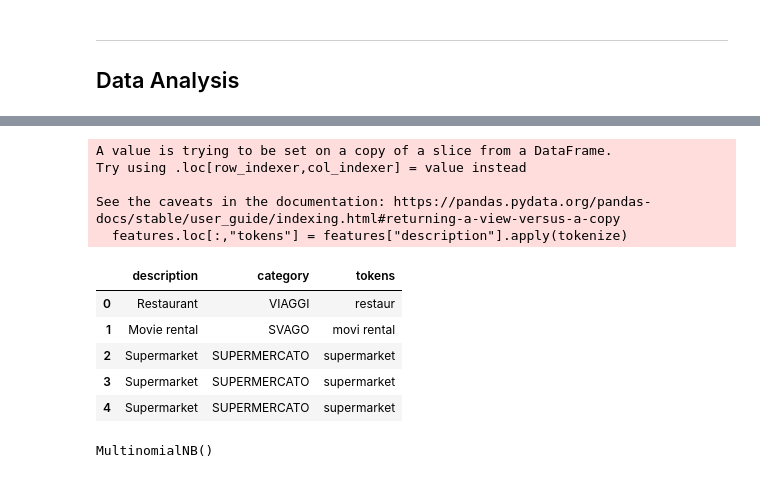
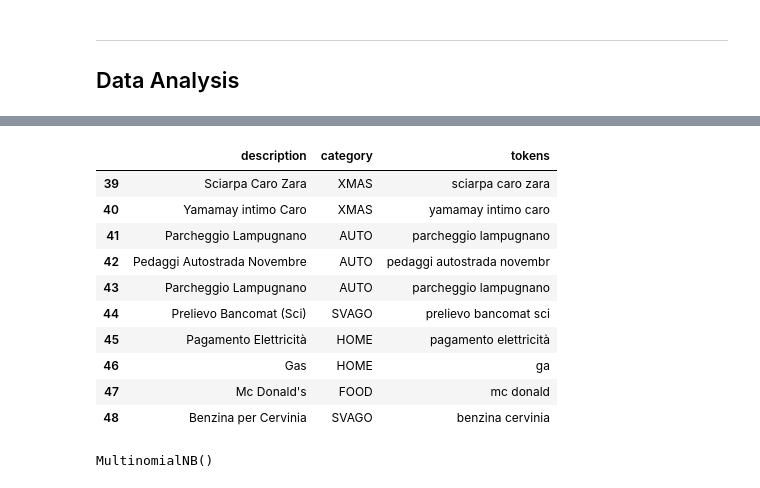
Before and after one commit to nicolasances/ml-notebooks, a Jupyter notebook: toto/toto-expenses-category-predict.ipynb, the cells around one changed output, grey strips where cells are left out. Drawn from its saved outputs; the diff is of its cells as text; code cells hidden in the pictures.

```diff
--- a/toto/toto-expenses-category-predict.ipynb
+++ b/toto/toto-expenses-category-predict.ipynb
@@ -107,19 +112,21 @@ def tokenize(desc):
 # %%
 # Create a new column "tokens" that contains the processed descriptions
 features.loc[:,"tokens"] = features["description"].apply(tokenize)
-features.head(5)
-# %% [output]
-A value is trying to be set on a copy of a slice from a DataFrame.
-Try using .loc[row_indexer,col_indexer] = value instead
-
-See the caveats in the documentation: https://pandas.pydata.org/pandas-docs/stable/user_guide/indexing.html#returning-a-view-versus-a-copy
-  features.loc[:,"tokens"] = features["description"].apply(tokenize)
-|  | description | category | tokens |
-| 0 | Restaurant | VIAGGI | restaur |
-| 1 | Movie rental | SVAGO | movi rental |
-| 2 | Supermarket | SUPERMERCATO | supermarket |
-| 3 | Supermarket | SUPERMERCATO | supermarket |
-| 4 | Supermarket | SUPERMERCATO | supermarket |
+# %%
+range_low = np.random.randint(0, len(features))
+features.iloc[range_low:range_low + 10]
+# %% [output]
+|  | description | category | tokens |
+| 39 | Sciarpa Caro Zara | XMAS | sciarpa caro zara |
+| 40 | Yamamay intimo Caro | XMAS | yamamay intimo caro |
+| 41 | Parcheggio Lampugnano | AUTO | parcheggio lampugnano |
+| 42 | Pedaggi Autostrada Novembre | AUTO | pedaggi autostrada novembr |
+| 43 | Parcheggio Lampugnano | AUTO | parcheggio lampugnano |
+| 44 | Prelievo Bancomat (Sci) | SVAGO | prelievo bancomat sci |
+| 45 | Pagamento Elettricità | HOME | pagamento elettricità |
+| 46 | Gas | HOME | ga |
+| 47 | Mc Donald's | FOOD | mc donald |
+| 48 | Benzina per Cervinia | SVAGO | benzina cervinia |
 # %%
 # Split the dataset between test and train
 train_df, test_df = train_test_split(features, test_size=0.2)
```
Also changed, not shown: parts of 33 cells of this notebook, 2 other files.
